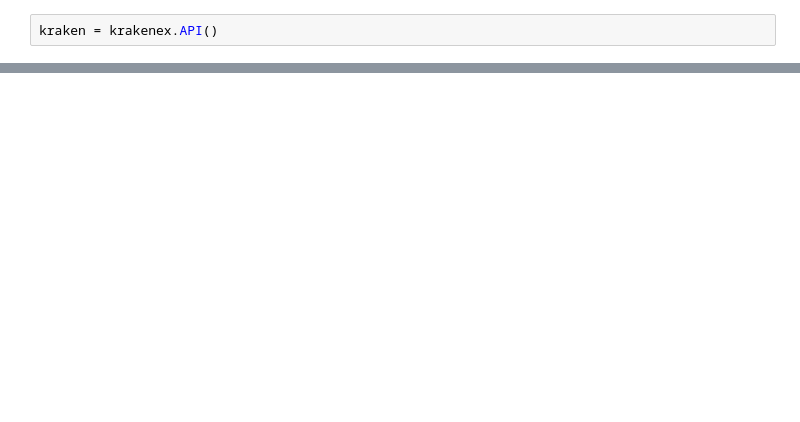
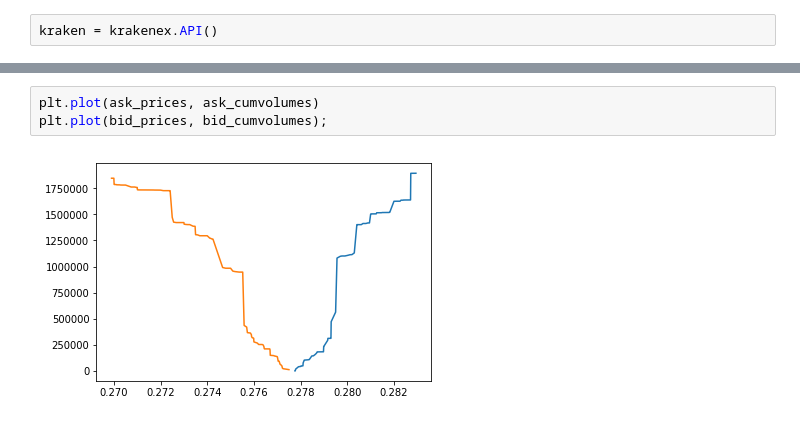
Before and after one commit to maxlamberti/orderbook-crypto-scraper, a Jupyter notebook: research/depth_compression.ipynb, the cells around one changed output, grey strips where cells are left out. Drawn from its saved outputs; the diff is of its cells as text; blank space fills up the shorter version.

```diff
--- a/research/depth_compression.ipynb
+++ b/research/depth_compression.ipynb
@@ -49,0 +69,5 @@ get_order_book('XXRPZEUR', 30)
+# %%
+plt.plot(ask_prices, ask_cumvolumes)
+plt.plot(bid_prices, bid_cumvolumes);
+# %% [output]
+[figure, added]
```
Also changed, not shown: parts of 6 cells of this notebook.
